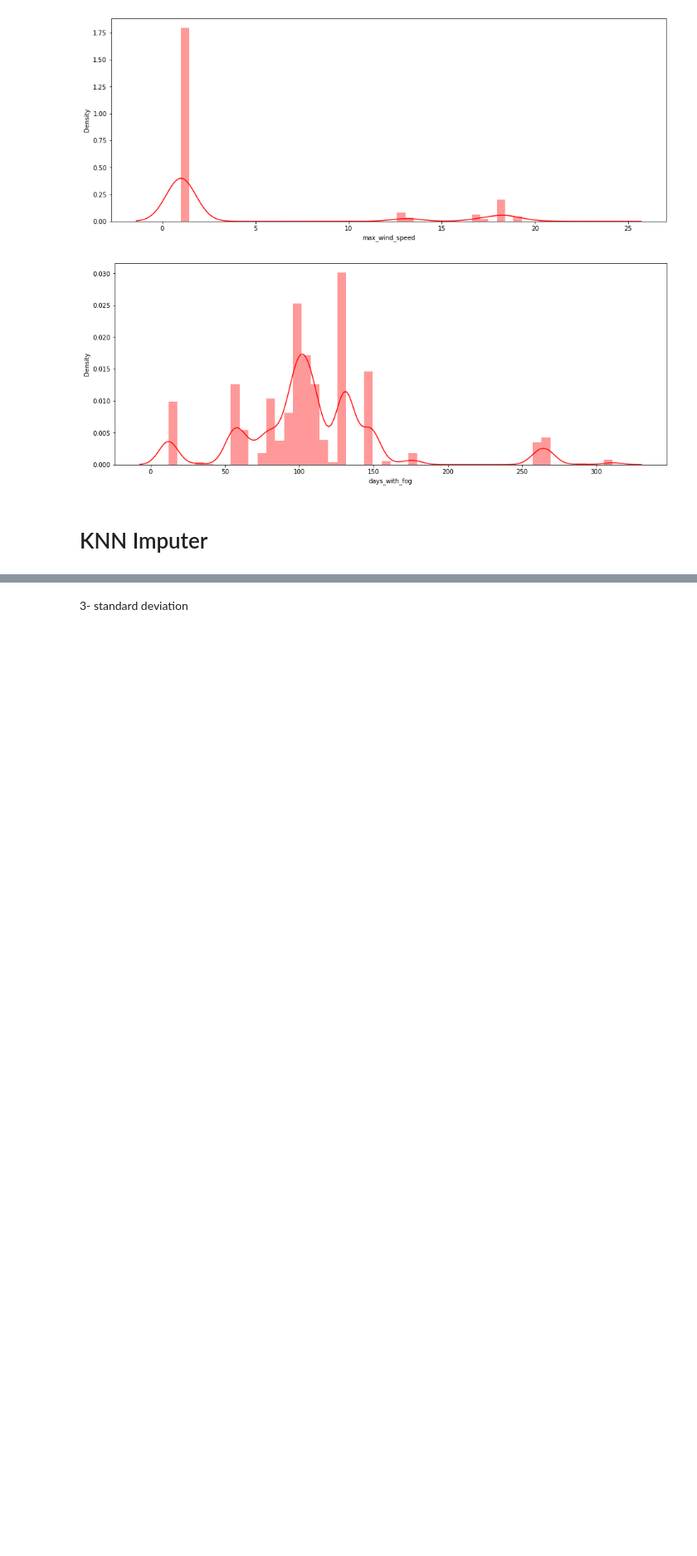
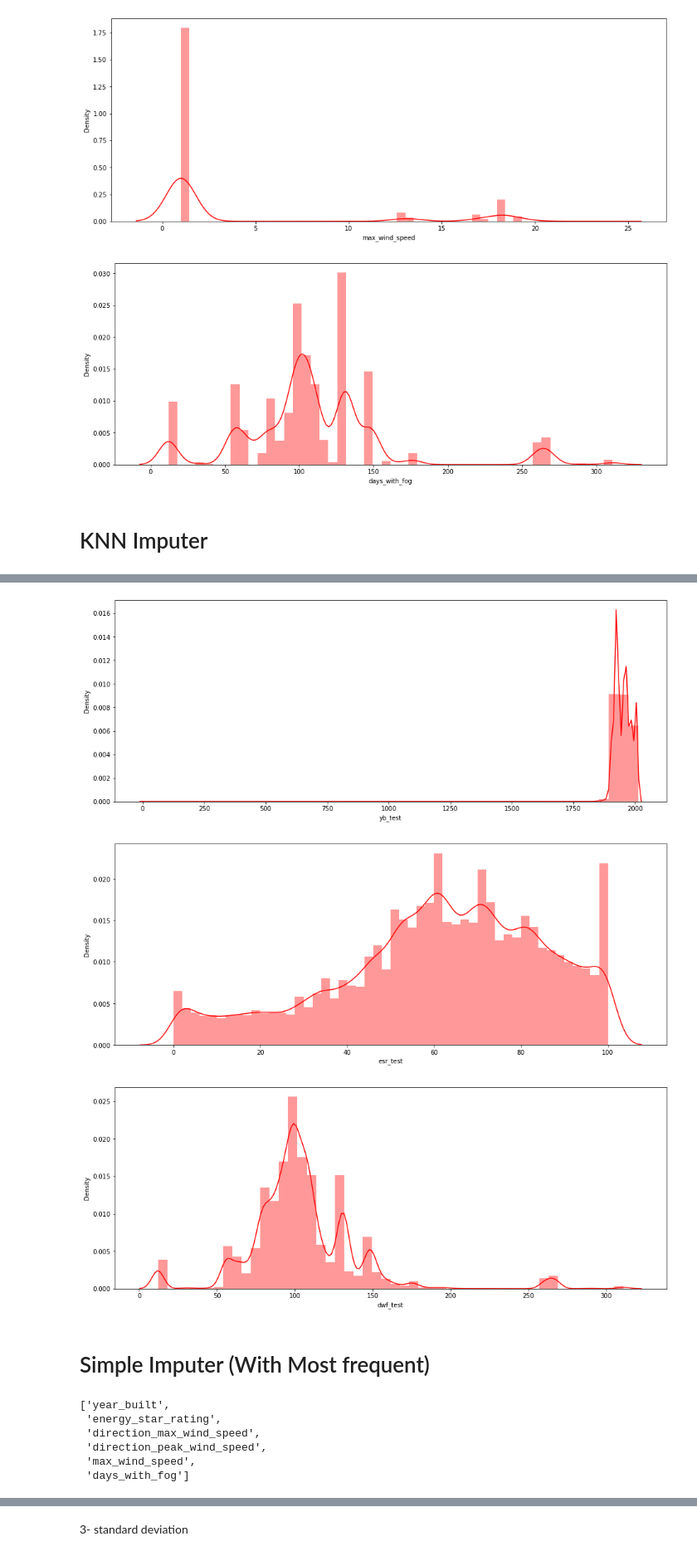
Before and after one commit to va9run/phildelphia, a Jupyter notebook: _preprocessing.ipynb, the cells around one changed output, grey strips where cells are left out. Shown at 83% size. Saved outputs shown, nothing was run; the diff lists cells and outputs as text; code cells hidden in the pictures; blank space fills up the shorter version.

Commit message:
otliers and num imputers

```diff
--- a/_preprocessing.ipynb
+++ b/_preprocessing.ipynb
@@ -176,6 +198,6 @@ imputer = sklearn.impute.KNNImputer(n_neighbors=5)
 # %%
-imputer.fit(traindata[col][:2])
-imputer_test = imputer.transform(traindata[col][:2])
+imputer.fit(traindata[col])
+imputer_test = imputer.transform(traindata[col])
 # %%
 imputer_test
 # %% [output]
@@ -184,5 +211,5 @@ array([[1.942e+03, 1.100e+01, 1.000e+00, 1.000e+00, 1.000e+00, 1.200e+01],
 # %%
-traindata[['yb_test','esr_test']] = imputer_test.tolist
+traindata[['yb_test','esr_test','dwf_test']] = imputer_test.tolist()
 # %%
 traindata.info()
 # %% [output]
@@ -212,0 +249,15 @@ dtype: int64
+# %%
+def dist(col):
+  plt.figure(figsize=(16,6))
+  sns.distplot(traindata[col], color = "red")
+# %%
+columnss = ['yb_test','esr_test','dwf_test']
+# %%
+for i in columnss:
+    dist(i)
+# %% [output]
+[figure, added]
+[figure, added]
+[figure, added]
+# %% [markdown]
+# Simple Imputer (With Most frequent)
@@ -212,0 +266,9 @@ dtype: int64
+# %%
+simplecol
+# %% [output]
+['year_built',
+ 'energy_star_rating',
+ 'direction_max_wind_speed',
+ 'direction_peak_wind_speed',
+ 'max_wind_speed',
+ 'days_with_fog']
```
Also changed, not shown: parts of 23 cells of this notebook.
